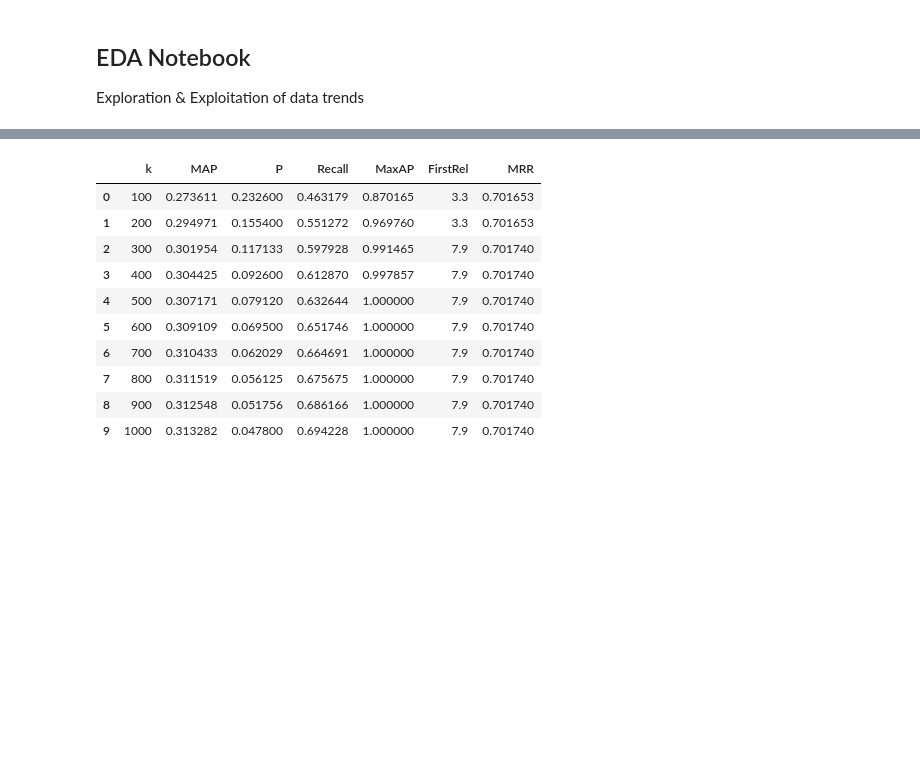
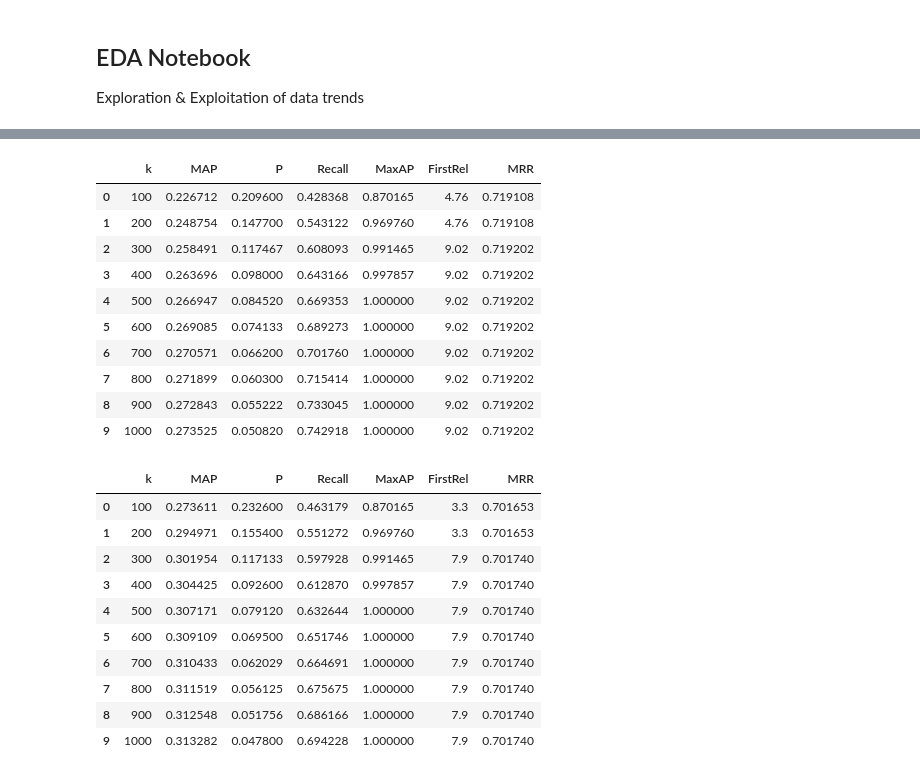
Before and after one commit to arielprosak116/FinalProject, a Jupyter notebook: EDA.ipynb, the cells around one changed output, grey strips where cells are left out. Drawn from its saved outputs; the diff is of its cells as text; code cells hidden in the pictures; blank space fills up the shorter version.

```diff
--- a/EDA.ipynb
+++ b/EDA.ipynb
@@ -9,3 +111,21 @@ from evaluate_map import evaluate_run, load_run, load_qrels, hardest_queries_rep
+# %%
+qrels = load_qrels("Data/qrels_50_Queries")
+fused_run = load_run("Results/run_None_rrf_rerank_0.txt")
+# best recall - [0.4 sem, 0.6 lex, rrf_k=200] 0.643
+res_df_fused = evaluate_run(qrels, fused_run)
+res_df_fused
+# %% [output]
+|  | k | MAP | P | Recall | MaxAP | FirstRel | MRR |
+| 0 | 100 | 0.226712 | 0.209600 | 0.428368 | 0.870165 | 4.76 | 0.719108 |
+| 1 | 200 | 0.248754 | 0.147700 | 0.543122 | 0.969760 | 4.76 | 0.719108 |
+| 2 | 300 | 0.258491 | 0.117467 | 0.608093 | 0.991465 | 9.02 | 0.719202 |
+| 3 | 400 | 0.263696 | 0.098000 | 0.643166 | 0.997857 | 9.02 | 0.719202 |
+| 4 | 500 | 0.266947 | 0.084520 | 0.669353 | 1.000000 | 9.02 | 0.719202 |
+| 5 | 600 | 0.269085 | 0.074133 | 0.689273 | 1.000000 | 9.02 | 0.719202 |
+| 6 | 700 | 0.270571 | 0.066200 | 0.701760 | 1.000000 | 9.02 | 0.719202 |
+| 7 | 800 | 0.271899 | 0.060300 | 0.715414 | 1.000000 | 9.02 | 0.719202 |
+| 8 | 900 | 0.272843 | 0.055222 | 0.733045 | 1.000000 | 9.02 | 0.719202 |
+| 9 | 1000 | 0.273525 | 0.050820 | 0.742918 | 1.000000 | 9.02 | 0.719202 |
 # %%
 qrels = load_qrels("Data/qrels_50_Queries")
 best_run = load_run("saved_results/run_CE_rrf_0.5.txt")
```
Also changed, not shown: parts of 11 cells of this notebook, 19 other files.
